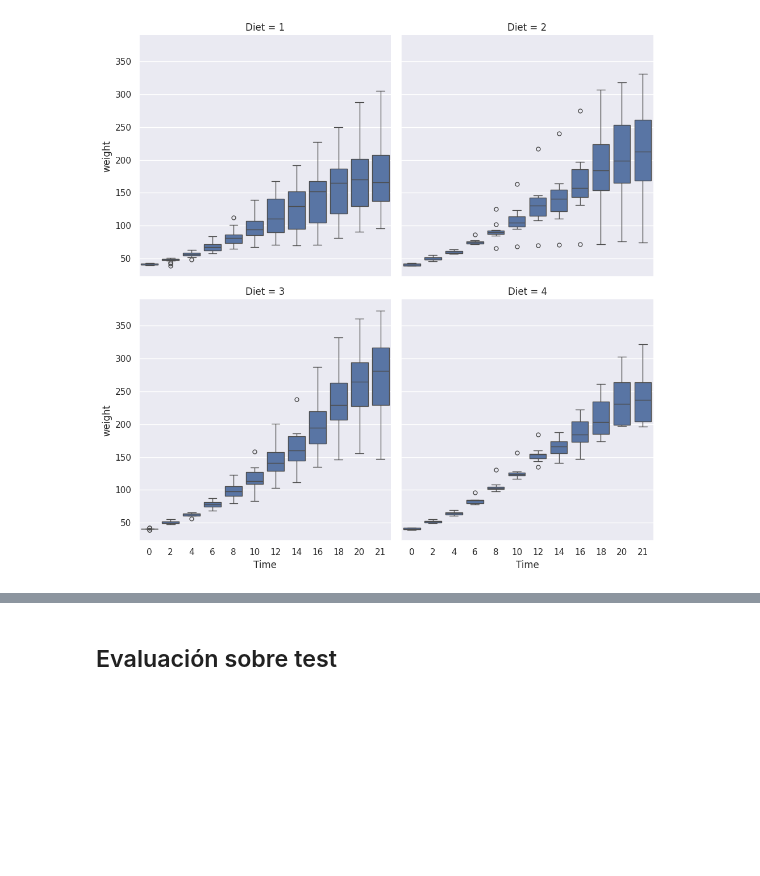
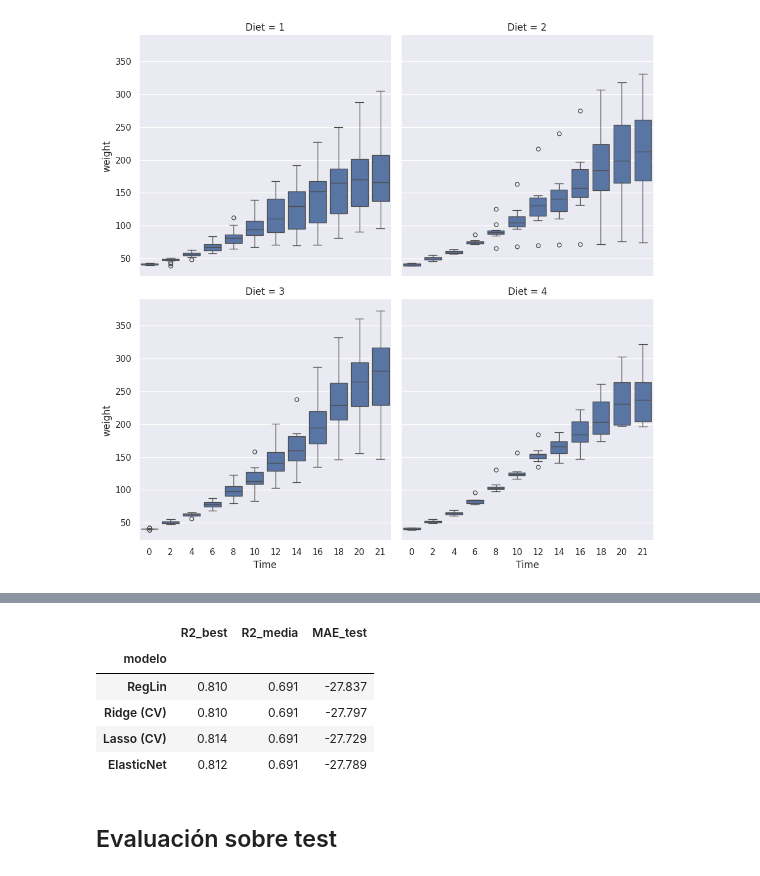
Before and after one commit to malrpy/pollos_hermanos, a Jupyter notebook: notebook_final.ipynb, the cells around one changed output, grey strips where cells are left out. Saved outputs shown, nothing was run; the diff lists cells and outputs as text; code cells hidden in the pictures; blank space fills up the shorter version.

```diff
--- a/notebook_final.ipynb
+++ b/notebook_final.ipynb
@@ -96,2 +155,41 @@ X = chicks[features]
+# %%
+grid_ridge = GridSearchCV(
+    pipe(Ridge()), {"modelo__alpha": np.logspace(-2, 4, 20)}, scoring="r2", cv=5
+).fit(X_train, y_train)
+
+grid_lasso = GridSearchCV(
+    pipe(Lasso(max_iter=10000)), {"modelo__alpha": np.logspace(-3, 1, 20)}, scoring="r2", cv=5
+).fit(X_train, y_train)
+# %%
+modelos = {
+    "RegLin": LinearRegression(),
+    "Ridge (CV)": grid_ridge.best_estimator_,
+    "Lasso (CV)": grid_lasso.best_estimator_,
+    "ElasticNet": ElasticNet(alpha=0.01, l1_ratio=0.5, max_iter=10000),
+}
+# %%
+filas = []
+for nombre, m in modelos.items():
+    score_r2 = cross_val_score(m, X, y, cv=5, scoring="r2")
+    score_mae = cross_val_score(m, X, y, cv=5, scoring="neg_mean_absolute_error")
+
+    #n_feat = int(np.sum(np.abs(m.named_steps["modelo"].coef_) > 1e-6))
+    filas.append({
+        "modelo": nombre,
+        "R2_best": round(max(score_r2), 3),
+        "R2_media": round(score_r2.mean(), 3),
+        "MAE_test": round(score_mae.mean(), 3),
+        #"features_usadas": n_feat,
+    })
+
+
+pd.DataFrame(filas).set_index("modelo")
+# %% [output]
+|  | R2_best | R2_media | MAE_test |
+| modelo |  |  |  |
+| RegLin | 0.810 | 0.691 | -27.837 |
+| Ridge (CV) | 0.810 | 0.691 | -27.797 |
+| Lasso (CV) | 0.814 | 0.691 | -27.729 |
+| ElasticNet | 0.812 | 0.691 | -27.789 |
 # %% [markdown]
 ## Evaluación sobre test
```
Also changed, not shown: parts of 16 cells of this notebook, 2 other files.
